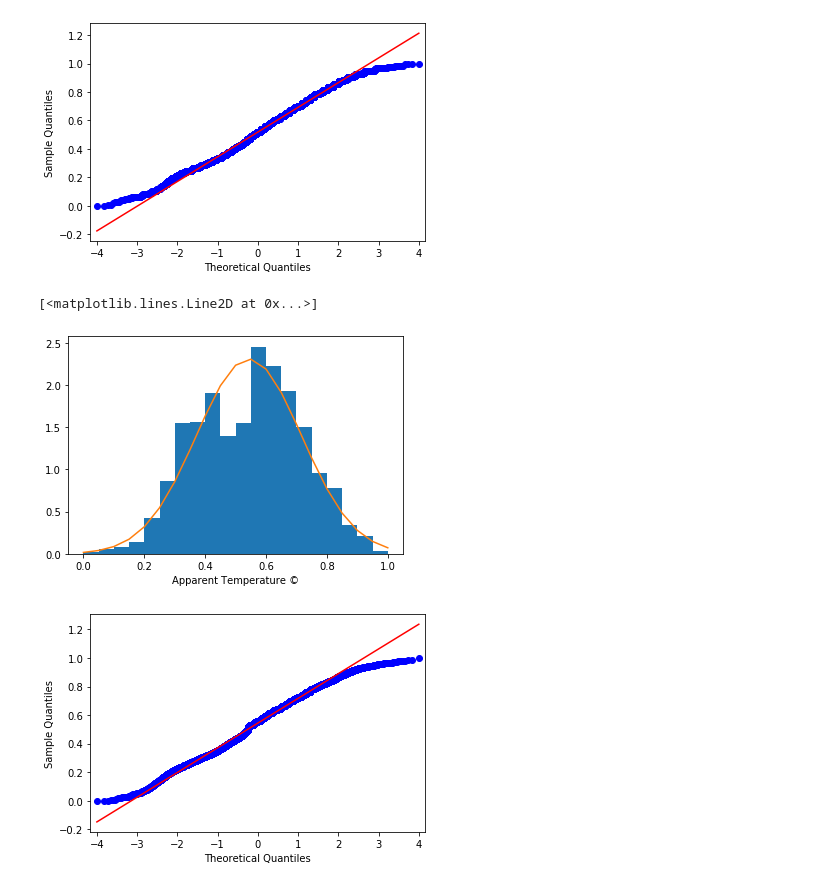
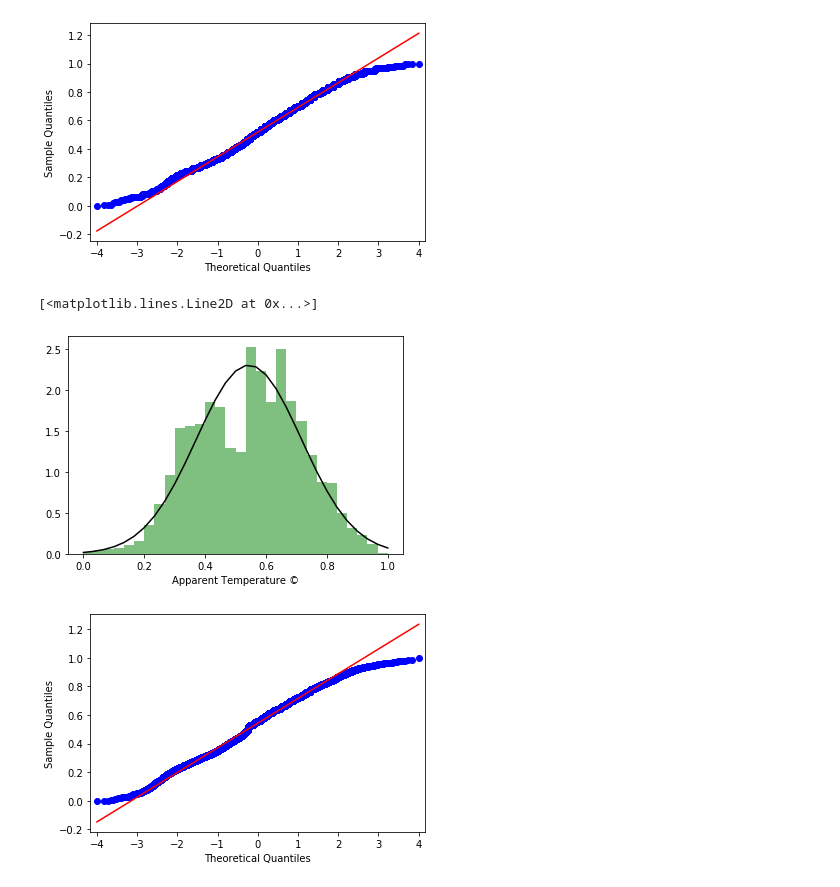
Before and after one commit to Sanjiv01/SDS-project, a Jupyter notebook: Weather linear reg.ipynb, the cells around one changed output. Cells and saved outputs as stored; diff of their text form; code cells hidden in the pictures.

```diff
--- a/Weather linear reg.ipynb
+++ b/Weather linear reg.ipynb
@@ -439,14 +438,14 @@ plt.show()
 # %% [output]
 [figure]
 # %%
-_, bins, _ = plt.hist(df_normalized['Apparent Temperature ©'], 20, density=1)
+_, bins, _ = plt.hist(df_normalized['Apparent Temperature ©'], 30, density=1, alpha = 0.5, facecolor='green')
 mu, sigma = scipy.stats.norm.fit(df_normalized['Apparent Temperature ©'])
 best_fit_line = scipy.stats.norm.pdf(bins, mu, sigma)
 plt.xlabel('Apparent Temperature ©')
-plt.plot(bins, best_fit_line)
+plt.plot(bins, best_fit_line, color = 'black')
 # %% [output]
 [<matplotlib.lines.Line2D at 0x...>]
-[figure, old version]
+[figure, new version]
 # %%
 qqplot(df_normalized['Apparent Temperature ©'], line = 's')
 plt.show()
```
Also changed, not shown: parts of 57 cells of this notebook.
